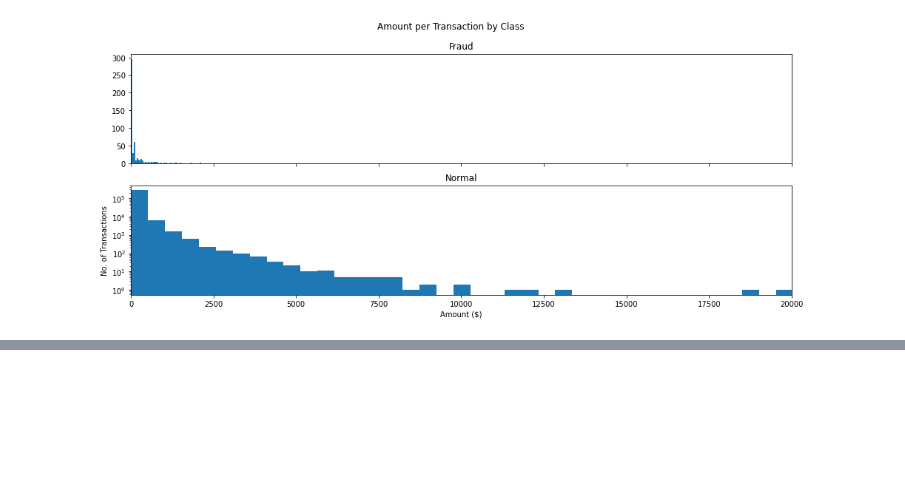
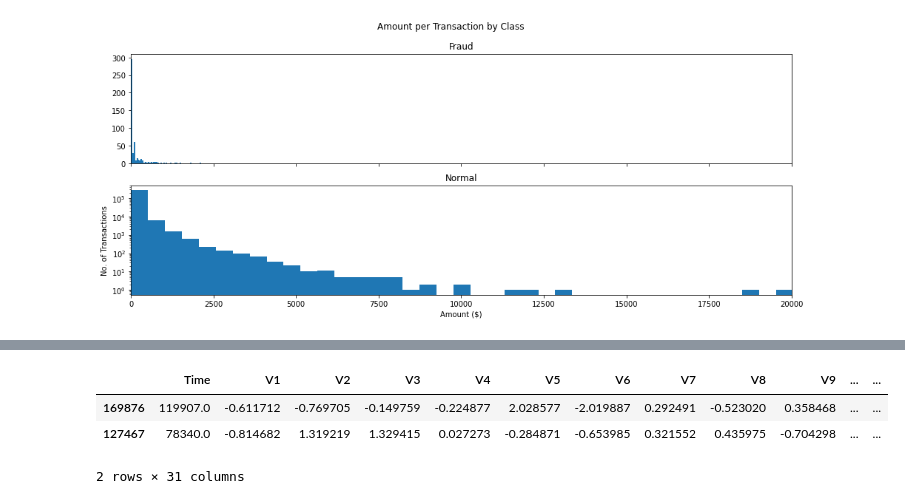
Before and after one commit to ArijitRoyDS/Learning-Data-Science, a Jupyter notebook: Machine-Learning-Projects/Credit-Card-Fraud-Prediction (Binary-Classification)/Credit Card Banking Project.ipynb, the cells around one changed output, grey strips where cells are left out. Cells and saved outputs as stored; diff of their text form; code cells hidden in the pictures; blank space fills up the shorter version.

```diff
--- a/Machine-Learning-Projects/Credit-Card-Fraud-Prediction (Binary-Classification)/Credit Card Banking Project.ipynb
+++ b/Machine-Learning-Projects/Credit-Card-Fraud-Prediction (Binary-Classification)/Credit Card Banking Project.ipynb
@@ -189,0 +217,7 @@ plt.show()
+# %%
+data1.head(2)
+# %% [output]
+|  | Time | V1 | V2 | V3 | V4 | V5 | V6 | V7 | V8 | V9 | ... | ... |
+| 169876 | 119907.0 | -0.611712 | -0.769705 | -0.149759 | -0.224877 | 2.028577 | -2.019887 | 0.292491 | -0.523020 | 0.358468 | ... | ... |
+| 127467 | 78340.0 | -0.814682 | 1.319219 | 1.329415 | 0.027273 | -0.284871 | -0.653985 | 0.321552 | 0.435975 | -0.704298 | ... | ... |
+2 rows × 31 columns
```
Also changed, not shown: parts of 55 cells of this notebook.
